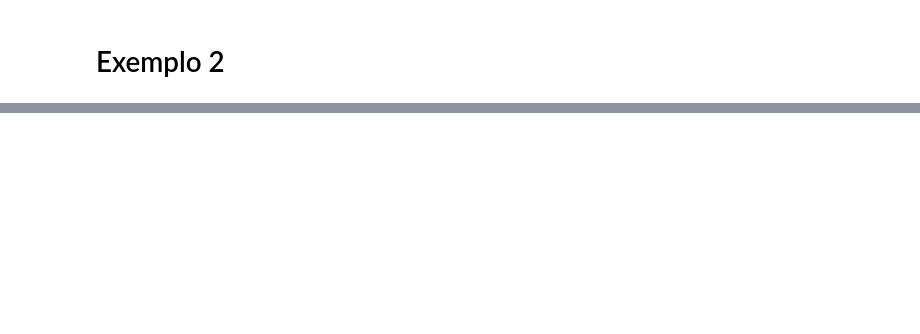
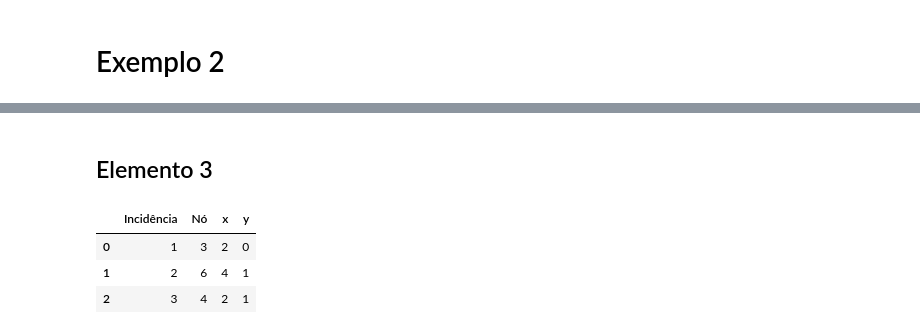
Before and after one commit to noedelima/Uff_MEFpy, a Jupyter notebook: Trabalho4/Trabalho4.ipynb, the cells around one changed output, grey strips where cells are left out. Cells and saved outputs as stored; diff of their text form; code cells hidden in the pictures; blank space fills up the shorter version.

```diff
--- a/Trabalho4/Trabalho4.ipynb
+++ b/Trabalho4/Trabalho4.ipynb
@@ -688,0 +768,15 @@ nelem = 4 (número de elementos)
+# %% [markdown]
+## Elemento 3
+# %%
+el3 = pd.DataFrame({
+    "Incidência": [1,2,3],
+    "Nó": [3,6,4],
+    "x": [2,4,2],
+    "y": [0,1,1]
+})
+el3
+# %% [output]
+|  | Incidência | Nó | x | y |
+| 0 | 1 | 3 | 2 | 0 |
+| 1 | 2 | 6 | 4 | 1 |
+| 2 | 3 | 4 | 2 | 1 |
```
Also changed, not shown: parts of 50 cells of this notebook.
